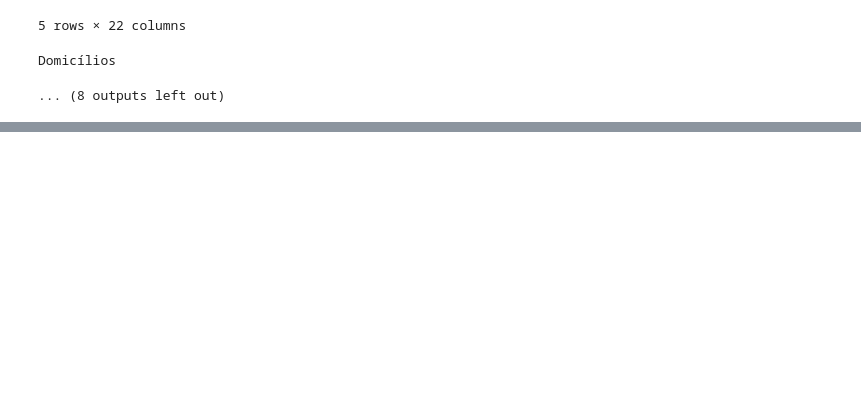
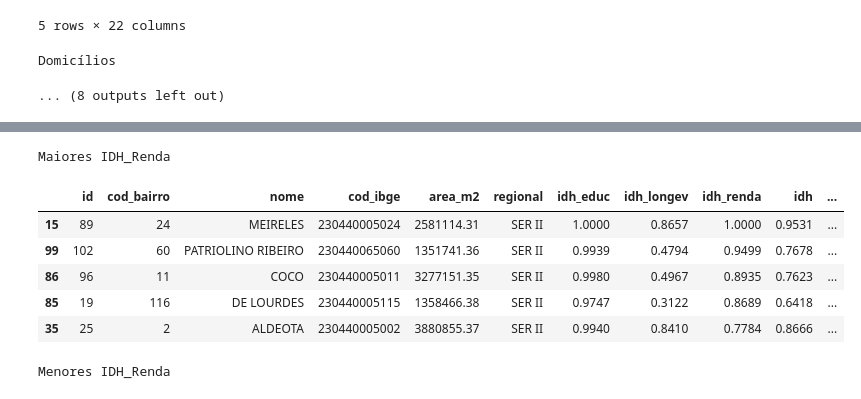
Before and after one commit to arthurt1/AP3-Lab-CD, a Jupyter notebook: Análise.ipynb, the cells around one changed output, grey strips where cells are left out. Drawn from its saved outputs; the diff is of its cells as text; code cells hidden in the pictures; blank space fills up the shorter version.

```diff
--- a/Análise.ipynb
+++ b/Análise.ipynb
@@ -193,0 +346,19 @@ Domicílios
+# %%
+#exibe os cinco maiores idh_renda
+print('Maiores IDH_Renda')
+display(IDH_classific.nlargest(5, 'idh_renda'))
+
+print('')
+
+#exibe os cinco menores idh_renda
+print('Menores IDH_Renda')
+display(IDH_classific.nsmallest(5, 'idh_renda'))
+# %% [output]
+Maiores IDH_Renda
+|  | id | cod_bairro | nome | cod_ibge | area_m2 | regional | idh_educ | idh_longev | idh_renda | idh | ... |
+| 15 | 89 | 24 | MEIRELES | 230440005024 | 2581114.31 | SER II | 1.0000 | 0.8657 | 1.0000 | 0.9531 | ... |
+| 99 | 102 | 60 | PATRIOLINO RIBEIRO | 230440065060 | 1351741.36 | SER II | 0.9939 | 0.4794 | 0.9499 | 0.7678 | ... |
+| 86 | 96 | 11 | COCO | 230440005011 | 3277151.35 | SER II | 0.9980 | 0.4967 | 0.8935 | 0.7623 | ... |
+| 85 | 19 | 116 | DE LOURDES | 230440005115 | 1358466.38 | SER II | 0.9747 | 0.3122 | 0.8689 | 0.6418 | ... |
+| 35 | 25 | 2 | ALDEOTA | 230440005002 | 3880855.37 | SER II | 0.9940 | 0.8410 | 0.7784 | 0.8666 | ... |
+Menores IDH_Renda
```
Also changed, not shown: parts of 9 cells of this notebook.
